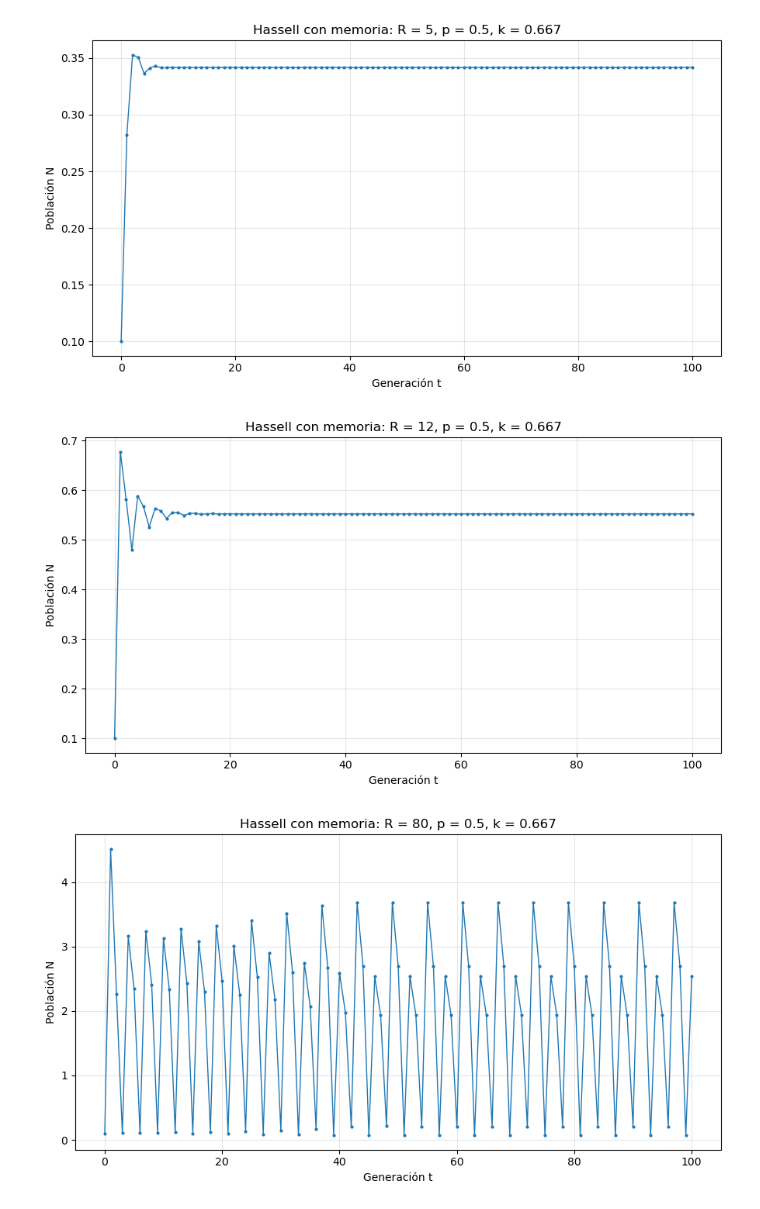
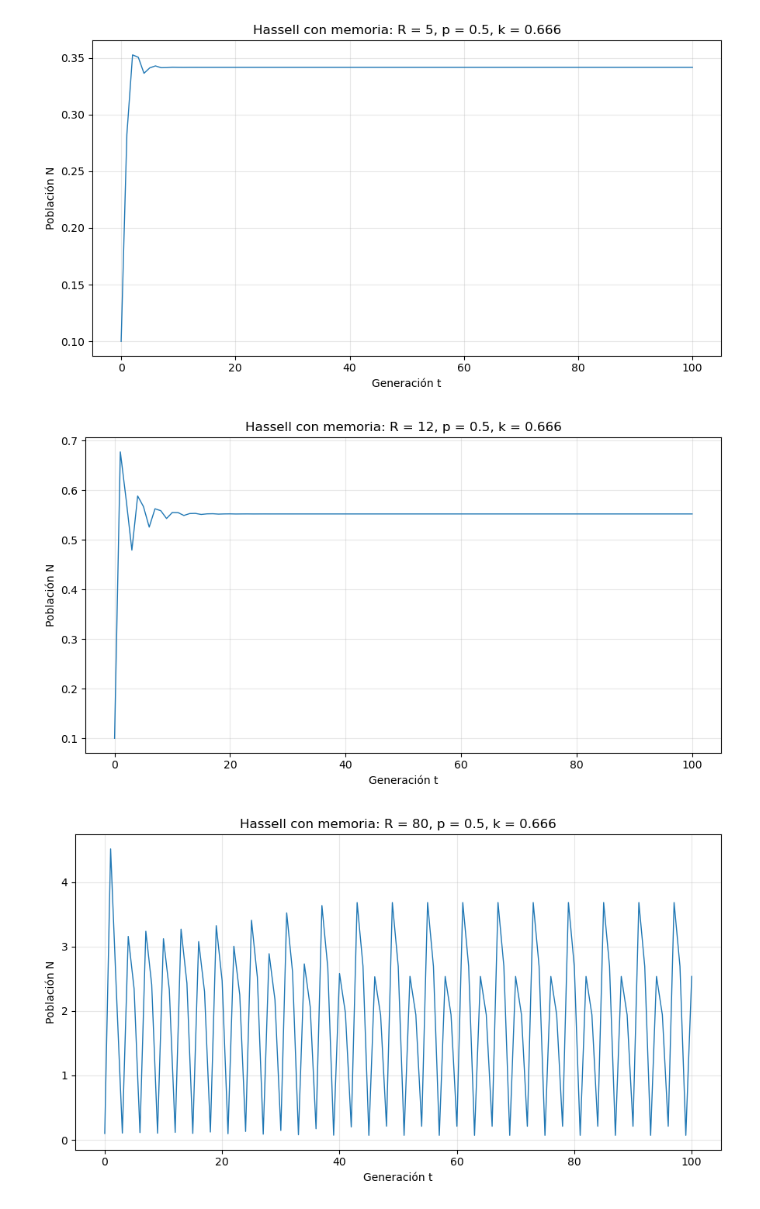
Before and after one commit to ImDanyP/SS-26, a Jupyter notebook: Hassell_memoria.ipynb, the cells around one changed output. Drawn from its saved outputs; the diff is of its cells as text; code cells hidden in the pictures.

```diff
--- a/Hassell_memoria.ipynb
+++ b/Hassell_memoria.ipynb
@@ -8,35 +8,35 @@ def hassell(N, R, a, b):
 a = 1.0
 b = 6.0
 N0 = 0.1
 generaciones = 100
 
 p = 0.5
 k = 0.666
 
 for R in [5, 12, 80]:
     poblacion = np.zeros(generaciones + 1)
 
 
     poblacion[0] = N0
     poblacion[1] = hassell(N0, R, a, b)
 
     for t in range(generaciones - 1):
         poblacion[t + 2] = (
             k * hassell(poblacion[t + 1], R, a, b)
             + p * hassell(poblacion[t], R, a, b)
         )
 
 
     plt.figure(figsize=(9, 5))
-    plt.plot(poblacion, linewidth=1, marker=".", markersize=4)
+    plt.plot(poblacion, linewidth=1, markersize=4)
     plt.xlabel("Generación t")
     plt.ylabel("Población N")
     plt.title(f"Hassell con memoria: R = {R}, p = {p}, k = {k:.3f}")
     plt.grid(alpha=0.3)
     plt.tight_layout()
     plt.show()
 # %% [output]
-[figure, old version]
+[figure, new version]
-[figure, old version]
+[figure, new version]
-[figure, old version]
+[figure, new version]
 # %%
```
Also changed, not shown: parts of 1 cell of this notebook, 2 other files.
